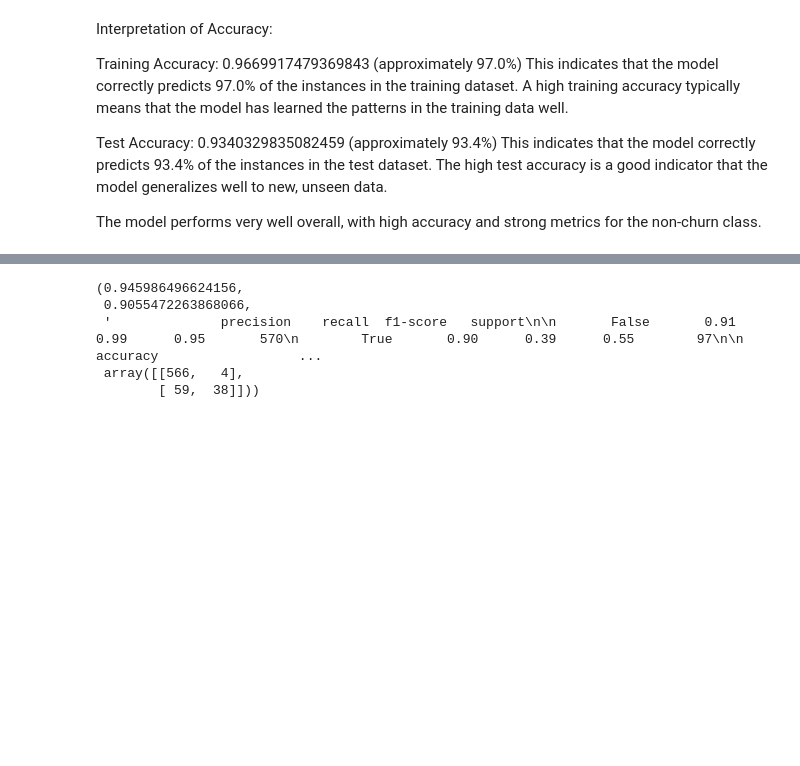
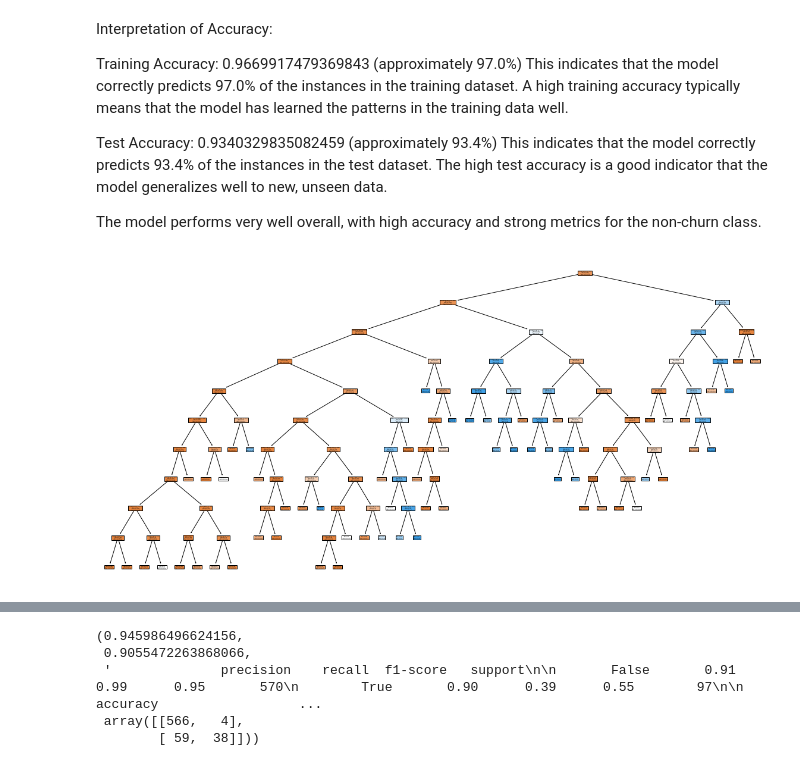
Before and after one commit to Calvin-Omwega/DSC-PHASE-3-PROJECT_, a Jupyter notebook: Index.ipynb, the cells around one changed output, grey strips where cells are left out. Drawn from its saved outputs; the diff is of its cells as text; code cells hidden in the pictures; blank space fills up the shorter version.

```diff
--- a/Index.ipynb
+++ b/Index.ipynb
@@ -357,3 +399,13 @@ This indicates that the model correctly predicts 93.4% of the instances in the t
 The high test accuracy is a good indicator that the model generalizes well to new, unseen data.
 
 The model performs very well overall, with high accuracy and strong metrics for the non-churn class.
+# %%
+from sklearn.tree import plot_tree
+import matplotlib.pyplot as plt
+
+# Assuming dt_model is your Decision Tree model
+plt.figure(figsize=(20, 10))
+plot_tree(dt_model, feature_names=X_train.columns, class_names=['Non-Churn', 'Churn'], filled=True)
+plt.show()
+# %% [output]
+[figure, added]
```
Also changed, not shown: parts of 23 cells of this notebook.
